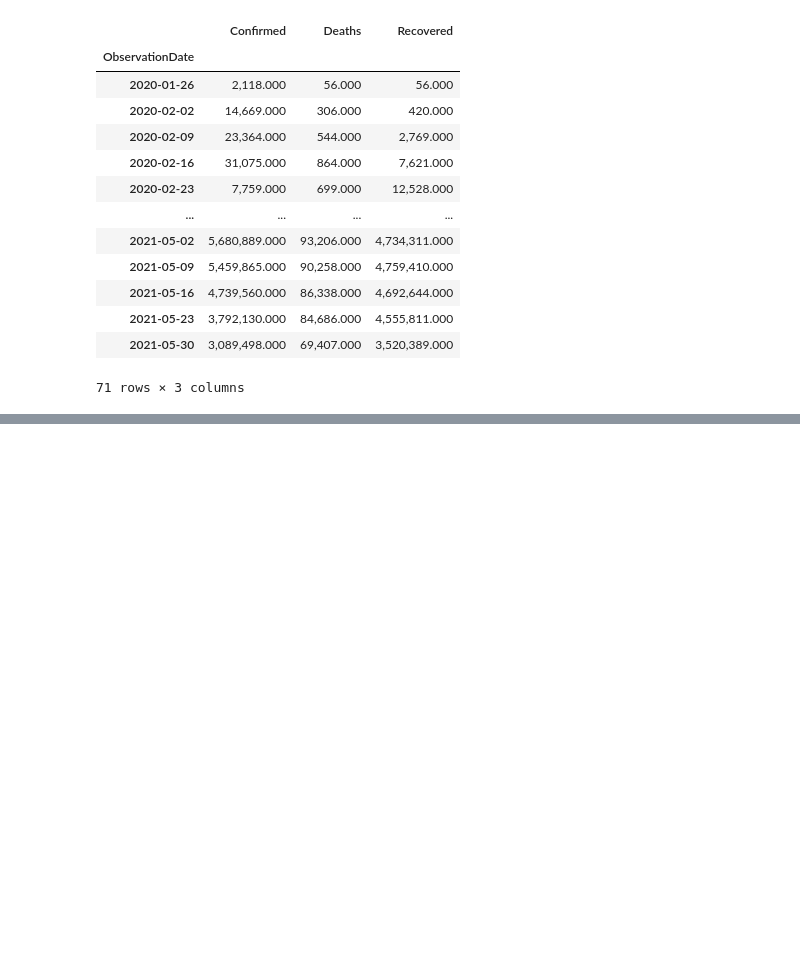
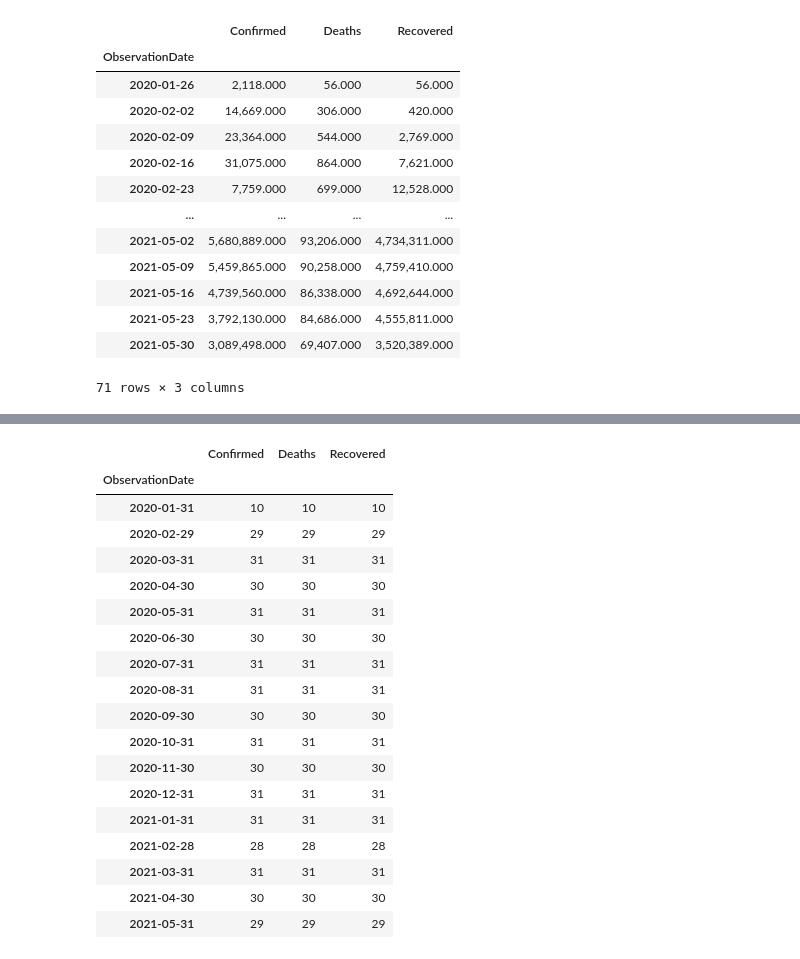
Before and after one commit to FernandoCallasaca/data_science_projects, a Jupyter notebook: 13_datetime.ipynb, the cells around one changed output, grey strips where cells are left out. Drawn from its saved outputs; the diff is of its cells as text; code cells hidden in the pictures; blank space fills up the shorter version.

```diff
--- a/13_datetime.ipynb
+++ b/13_datetime.ipynb
@@ -296,0 +320,23 @@ df_diff.resample('W-Sun').sum()
+# %%
+# ver cuantos datos hay para cada mes
+df_diff.resample('M').count()
+# %% [output]
+|  | Confirmed | Deaths | Recovered |
+| ObservationDate |  |  |  |
+| 2020-01-31 | 10 | 10 | 10 |
+| 2020-02-29 | 29 | 29 | 29 |
+| 2020-03-31 | 31 | 31 | 31 |
+| 2020-04-30 | 30 | 30 | 30 |
+| 2020-05-31 | 31 | 31 | 31 |
+| 2020-06-30 | 30 | 30 | 30 |
+| 2020-07-31 | 31 | 31 | 31 |
+| 2020-08-31 | 31 | 31 | 31 |
+| 2020-09-30 | 30 | 30 | 30 |
+| 2020-10-31 | 31 | 31 | 31 |
+| 2020-11-30 | 30 | 30 | 30 |
+| 2020-12-31 | 31 | 31 | 31 |
+| 2021-01-31 | 31 | 31 | 31 |
+| 2021-02-28 | 28 | 28 | 28 |
+| 2021-03-31 | 31 | 31 | 31 |
+| 2021-04-30 | 30 | 30 | 30 |
+| 2021-05-31 | 29 | 29 | 29 |
```
Also changed, not shown: parts of 2 cells of this notebook.
